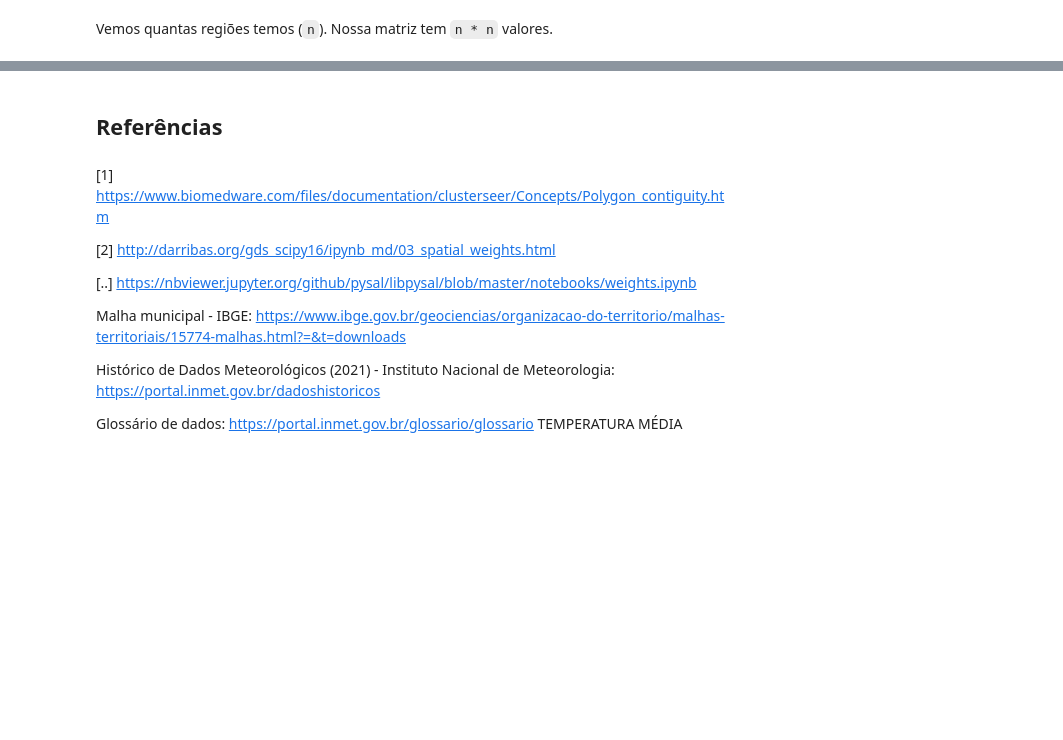
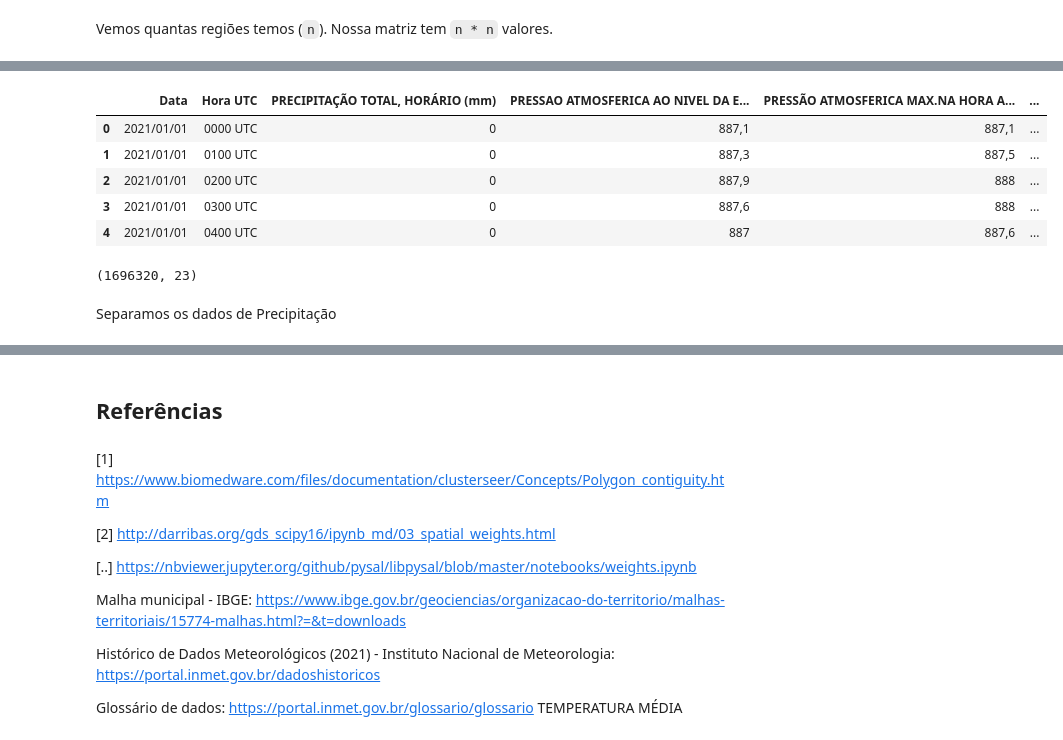
Before and after one commit to mpereiramoretti/pluviometria-analise-espacial, a Jupyter notebook: Pluviometria - Caso prático.ipynb, the cells around one changed output, grey strips where cells are left out. Cells and saved outputs as stored; diff of their text form; code cells hidden in the pictures; blank space fills up the shorter version.

```diff
--- a/Pluviometria - Caso prático.ipynb
+++ b/Pluviometria - Caso prático.ipynb
@@ -64,0 +132,5 @@ Ou seja, temos 5570 municípios no Brasil.
+# %%
+df_meteorologicos = pd.DataFrame()
+# %%
+meteo_file_paths = glob.glob(DATA_PATH + "INMET*.CSV")
+meteo_file_paths
@@ -64,0 +155,21 @@ Ou seja, temos 5570 municípios no Brasil.
+# %%
+for path in meteo_file_paths:
+    try:
+        print(f"Lendo arquivo {path}...")
+        df_file = pd.read_csv(path, encoding="ISO-8859-1", sep=";", header=8)
+        print(f"Arquivo {path} lido com sucesso!")
+        # Adicionamos as informações da cidade e do estado, presentes no nome do arquivo
+        filename = path.split('\\')[1]
+        region = filename.split("_")[1]
+        uf = filename.split("_")[2]
+        city = filename.split("_")[4]
+        print(f"Arquivo referente a {uf} - {city}")
+        df_file["Região"] = region
+        df_file["UF"] = uf
+        df_file["Cidade"] = city
+        df_meteorologicos = pd.concat([df_meteorologicos, df_file])
+        print(f"Shape final: {df_meteorologicos.shape}")
+    except Exception as e:
+        print(f"Falha ao ler arquivo {path} :-(")
+        print(e)
+    print()
@@ -64,0 +194,15 @@ Ou seja, temos 5570 municípios no Brasil.
+# %%
+df_meteorologicos.head()
+# %% [output]
+|  | Data | Hora UTC | PRECIPITAÇÃO TOTAL, HORÁRIO (mm) | PRESSAO ATMOSFERICA AO NIVEL DA E... | PRESSÃO ATMOSFERICA MAX.NA HORA A... | ... |
+| 0 | 2021/01/01 | 0000 UTC | 0 | 887,1 | 887,1 | ... |
+| 1 | 2021/01/01 | 0100 UTC | 0 | 887,3 | 887,5 | ... |
+| 2 | 2021/01/01 | 0200 UTC | 0 | 887,9 | 888 | ... |
+| 3 | 2021/01/01 | 0300 UTC | 0 | 887,6 | 888 | ... |
+| 4 | 2021/01/01 | 0400 UTC | 0 | 887 | 887,6 | ... |
+# %%
+df_meteorologicos.shape
+# %% [output]
+(1696320, 23)
+# %% [markdown]
+Separamos os dados de Precipitação
```
Also changed, not shown: parts of 38 cells of this notebook.
